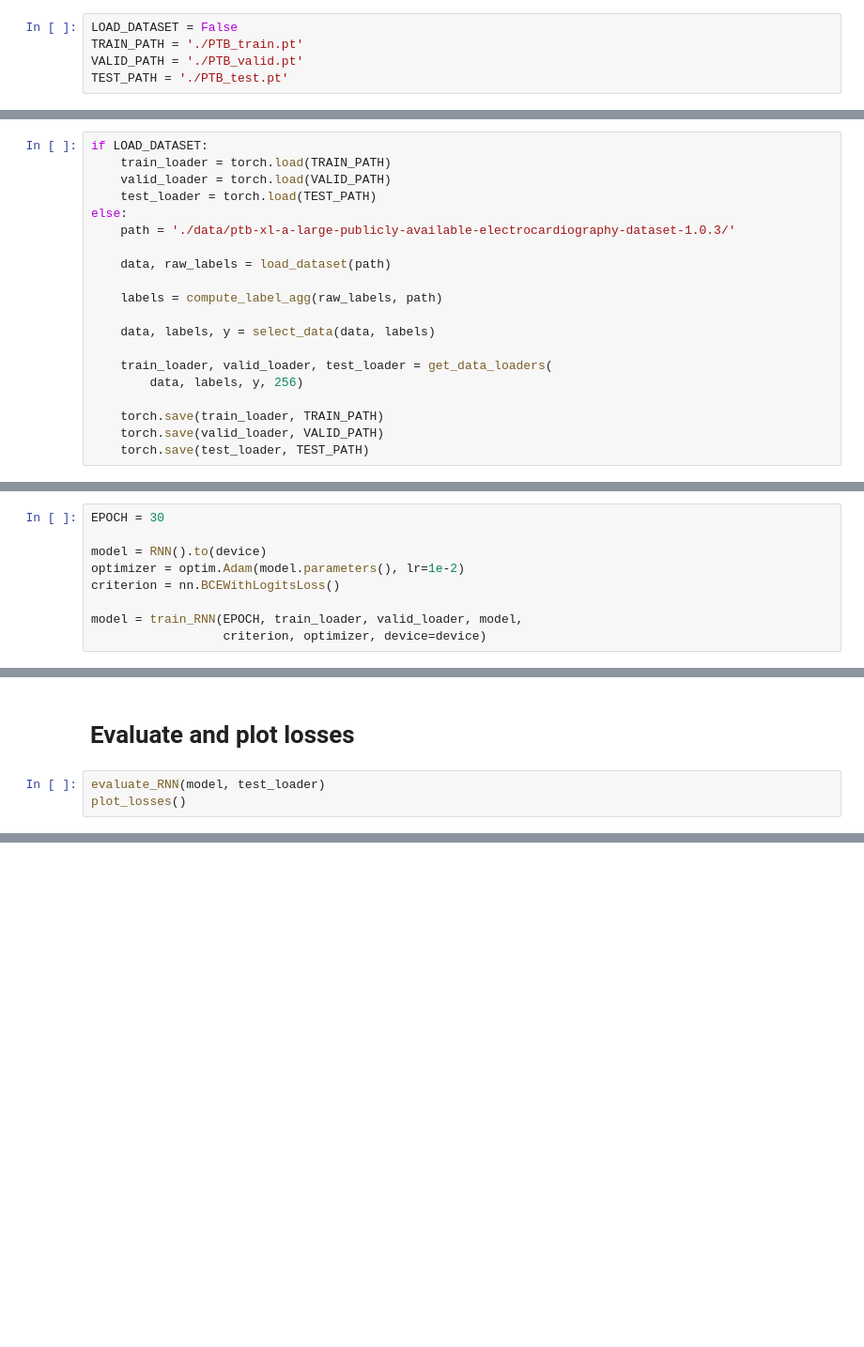
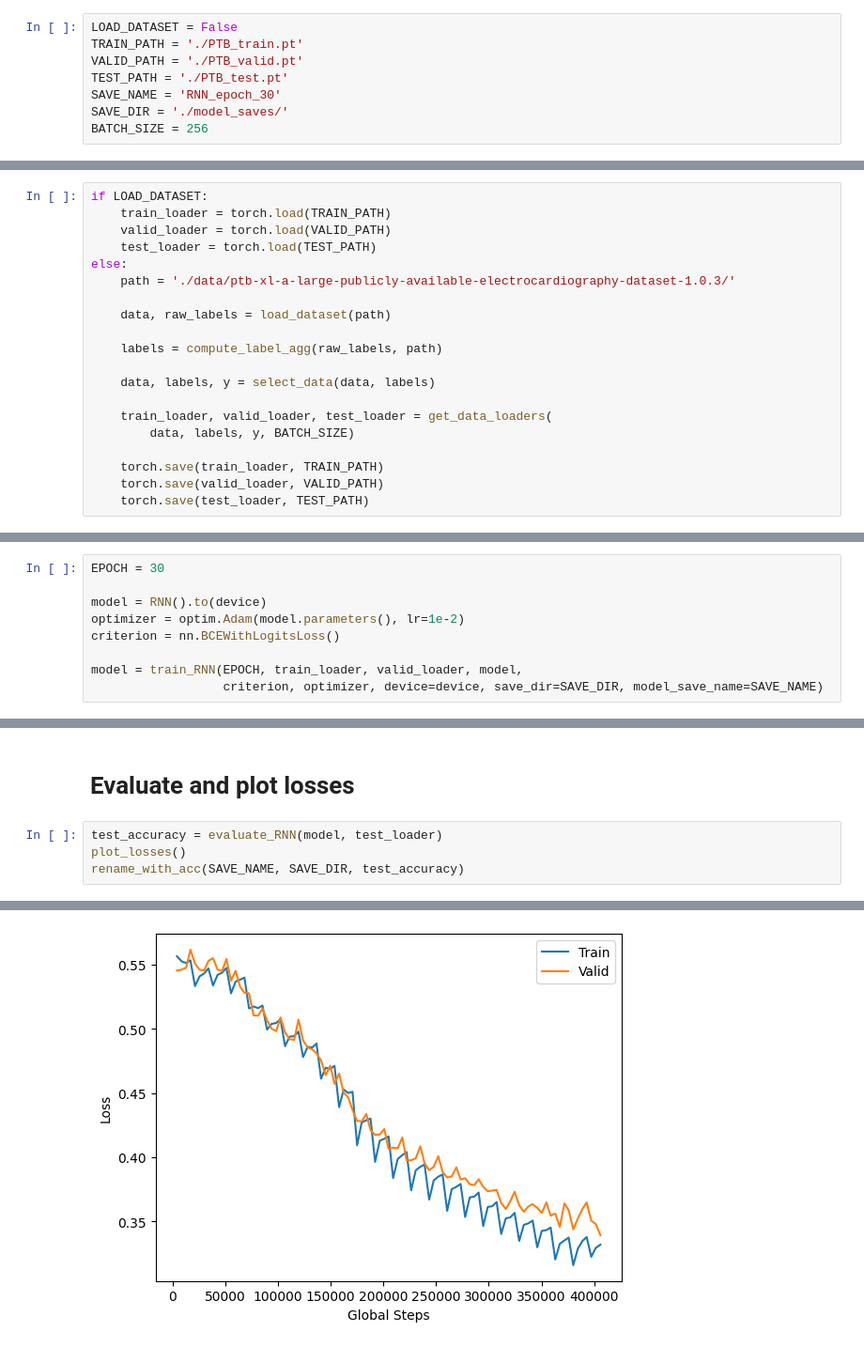
Before and after one commit to Tej-Deep/Deep_Learning_ECGclassification, a Jupyter notebook: RNN_Base.ipynb, the cells around one changed output, grey strips where cells are left out. Shown at 94% size. Cells and saved outputs as stored; diff of their text form; blank space fills up the shorter version.

```diff
--- a/RNN_Base.ipynb
+++ b/RNN_Base.ipynb
@@ -20,6 +22,9 @@ LOAD_DATASET = False
 TRAIN_PATH = './PTB_train.pt'
 VALID_PATH = './PTB_valid.pt'
 TEST_PATH = './PTB_test.pt'
+SAVE_NAME = 'RNN_epoch_30'
+SAVE_DIR = './model_saves/'
+BATCH_SIZE = 256
 # %% [markdown]
 # Loading the dataset
 # %%
@@ -37,7 +42,7 @@ else:
     data, labels, y = select_data(data, labels)
 
     train_loader, valid_loader, test_loader = get_data_loaders(
-        data, labels, y, 256)
+        data, labels, y, BATCH_SIZE)
 
     torch.save(train_loader, TRAIN_PATH)
     torch.save(valid_loader, VALID_PATH)
@@ -52,4 +57,4 @@ optimizer = optim.Adam(model.parameters(), lr=1e-2)
 criterion = nn.BCEWithLogitsLoss()
 
 model = train_RNN(EPOCH, train_loader, valid_loader, model,
-                  criterion, optimizer, device=device)
+                  criterion, optimizer, device=device, save_dir=SAVE_DIR, model_save_name=SAVE_NAME)
@@ -56,5 +127,7 @@ model = train_RNN(EPOCH, train_loader, valid_loader, model,
 # %% [markdown]
 # Evaluate and plot losses
 # %%
-evaluate_RNN(model, test_loader)
+test_accuracy = evaluate_RNN(model, test_loader)
 plot_losses()
+rename_with_acc(SAVE_NAME, SAVE_DIR, test_accuracy)
+# %% [output]
@@ -60,0 +135 @@ plot_losses()
+[figure, added]
```
Also changed, not shown: parts of 3 cells of this notebook.
